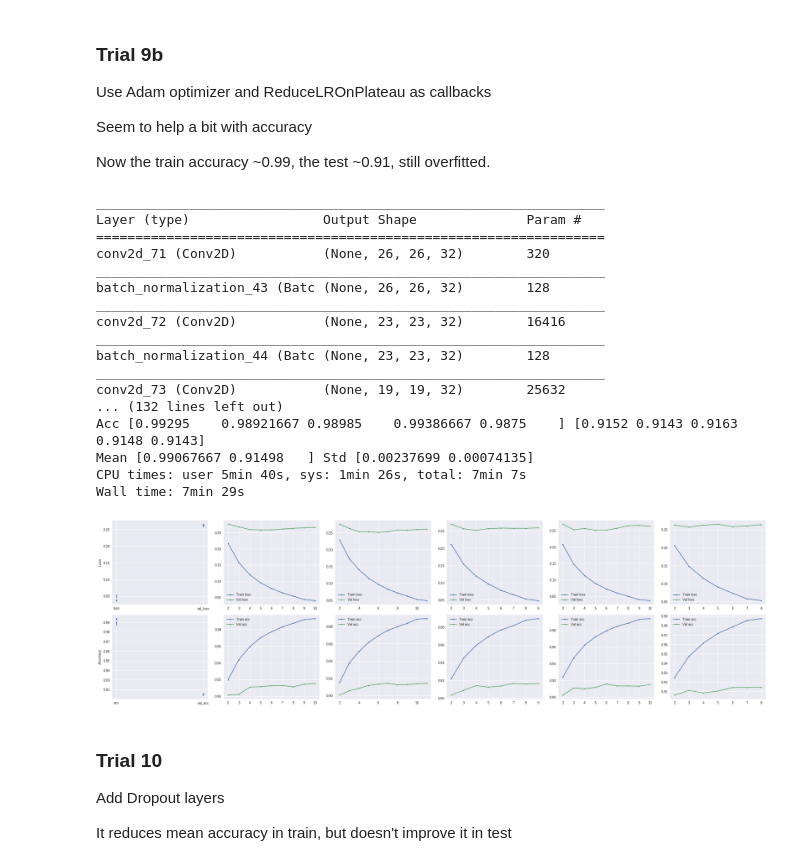
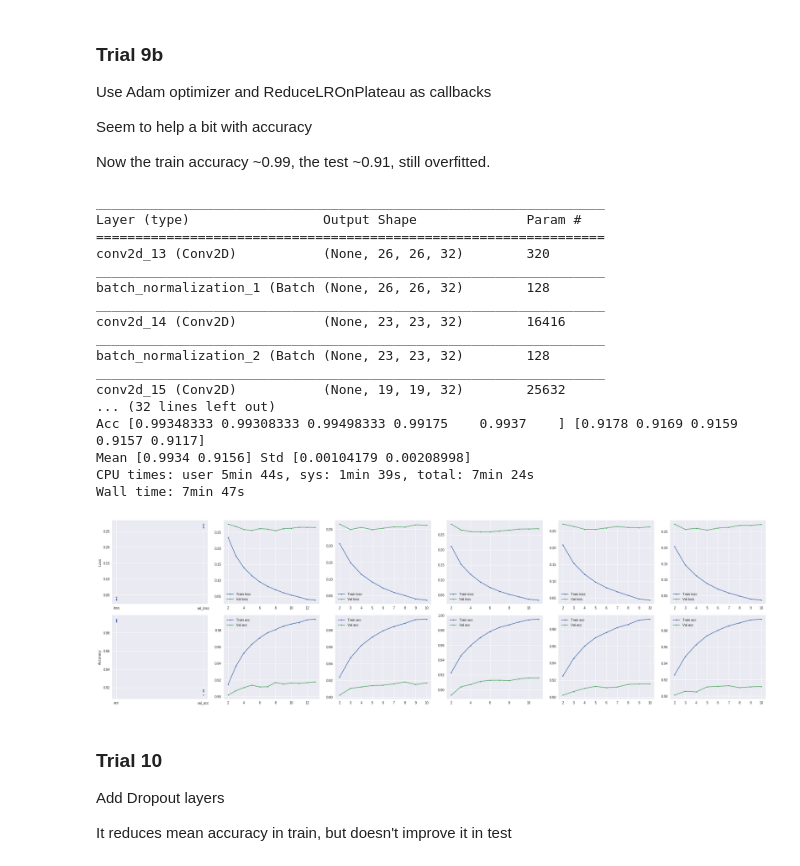
Before and after one commit to aunz/ds, a Jupyter notebook: Fashion_Articles_with_CNN.ipynb, the cells around one changed output. Saved outputs shown, nothing was run; the diff lists cells and outputs as text; code cells hidden in the pictures.

```diff
--- a/Fashion_Articles_with_CNN.ipynb
+++ b/Fashion_Articles_with_CNN.ipynb
@@ -51,9 +63,9 @@ plt.tight_layout()
 # %%
 from copy import deepcopy
 
-def train(make_model, n = 5, optimizer = lambda: 'rmsprop', callbacks = lambda: [EarlyStopping(patience=3, verbose=1)], verbose=0):
+def train(make_model, n = 5, optimizer = lambda: 'rmsprop', callbacks = lambda: [EarlyStopping(patience=5, verbose=1)], verbose=0):
     # given a model, train it for n times and plot the associated metrics
-    # make_model, optimizer and callbacks should be provided as a function as each time the functions are called, brand new instances are created in the for loop below. Because can't use deepcopy
+    # make_model, optimizer and callbacks should be provided as a function as each time the functions are called, brand new instances are created in the for loop below. Use this because can't use deepcopy
 
     models = [] # to hold the model weights
     hists = [] # contains all the history
@@ -156,9 +178,11 @@ We obtained a mean accuracy of 0.9332 (train) and 0.8967 (test). Much better tha
 # %%
-Sequential([
+# now try with Convolution, the most basic setup
+%%time
+_ = train(lambda x: Sequential([
     Conv2D(32, kernel_size=3, strides=1, activation='relu', input_shape=(28, 28, 1)),
     Flatten(),
     Dense(10, activation='softmax')
-]).summary()
+]))
 # %% [output]
 _________________________________________________________________
 Layer (type)                 Output Shape              Param #
@@ -461,14 +463,12 @@ A slight improvement. Mean train accuracy reaches 0.97 while mean test accuracy
 def make_model(_):
     model = Sequential()
     model.add(Conv2D(32, kernel_size=3, activation='relu', input_shape=(28, 28, 1)))
+    model.add(Conv2D(32, kernel_size=4, activation='relu'))
+    model.add(Conv2D(32, kernel_size=5, activation='relu'))
+    model.add(Flatten())
     model.add(BatchNormalization())
-    model.add(Conv2D(32, kernel_size=4, activation='relu'))
+    model.add(Dense(128, activation='relu'))
     model.add(BatchNormalization())
-    model.add(Conv2D(32, kernel_size=5, activation='relu'))
-    model.add(BatchNormalization())
-
-    model.add(Flatten())
-    model.add(Dense(128, activation='relu'))
     model.add(Dense(10, activation='softmax'))
     return model
 
@@ -502,44 +502,44 @@ Now the train accuracy ~0.99, the test ~0.91, still overfitted.
 # %%
 # 3 layers of Conv2D with increasing kernel size, change the optimiser to Adam and callbacks to use reducing rate
 %%time
 def make_model(_):
     model = Sequential()
     model.add(Conv2D(32, kernel_size=3, activation='relu', input_shape=(28, 28, 1)))
     model.add(BatchNormalization())
     model.add(Conv2D(32, kernel_size=4, activation='relu'))
     model.add(BatchNormalization())
     model.add(Conv2D(32, kernel_size=5, activation='relu'))
     model.add(BatchNormalization())
 
     model.add(Flatten())
     model.add(Dense(128, activation='relu'))
     model.add(Dense(10, activation='softmax'))
     return model
 
 callbacks = lambda: [
     ReduceLROnPlateau(patience=3, verbose=1, factor=0.5, min_lr=1e-5),
     EarlyStopping(patience=5, verbose=1)
 ]
-train(make_model, optimizer=lambda: Adam(decay=0.01), callbacks=callbacks, verbose=1);
+train(make_model, optimizer=lambda: Adam(decay=0.01), callbacks=callbacks, verbose=0);
 # %% [output]
 _________________________________________________________________
 Layer (type)                 Output Shape              Param #
 =================================================================
-conv2d_71 (Conv2D)           (None, 26, 26, 32)        320
+conv2d_13 (Conv2D)           (None, 26, 26, 32)        320
 _________________________________________________________________
-batch_normalization_43 (Batc (None, 26, 26, 32)        128
+batch_normalization_1 (Batch (None, 26, 26, 32)        128
 _________________________________________________________________
-conv2d_72 (Conv2D)           (None, 23, 23, 32)        16416
+conv2d_14 (Conv2D)           (None, 23, 23, 32)        16416
 _________________________________________________________________
-batch_normalization_44 (Batc (None, 23, 23, 32)        128
+batch_normalization_2 (Batch (None, 23, 23, 32)        128
 _________________________________________________________________
-conv2d_73 (Conv2D)           (None, 19, 19, 32)        25632
-... (132 lines left out)
-Acc [0.99295    0.98921667 0.98985    0.99386667 0.9875    ] [0.9152 0.9143 0.9163 0.9148 0.9143]
-Mean [0.99067667 0.91498   ] Std [0.00237699 0.00074135]
-CPU times: user 5min 40s, sys: 1min 26s, total: 7min 7s
-Wall time: 7min 29s
+conv2d_15 (Conv2D)           (None, 19, 19, 32)        25632
+... (32 lines left out)
+Acc [0.99348333 0.99308333 0.99498333 0.99175    0.9937    ] [0.9178 0.9169 0.9159 0.9157 0.9117]
+Mean [0.9934 0.9156] Std [0.00104179 0.00208998]
+CPU times: user 5min 44s, sys: 1min 39s, total: 7min 24s
+Wall time: 7min 47s
-[figure, old version]
+[figure, new version]
 # %% [markdown]
 ### Trial 10
 Add Dropout layers
```
Also changed, not shown: parts of 13 cells of this notebook.
